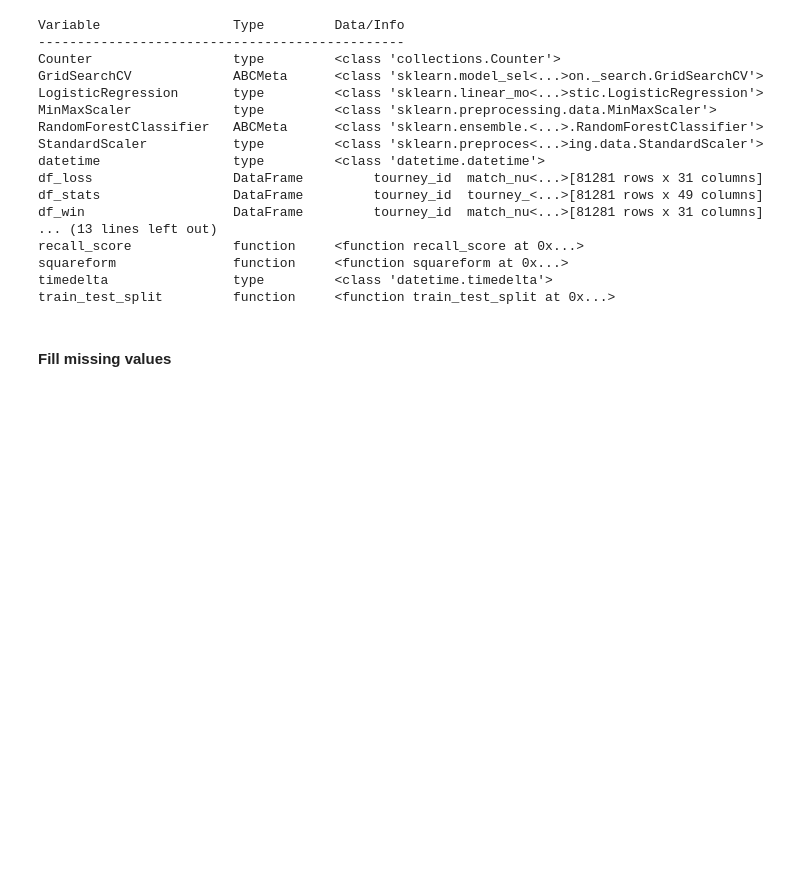
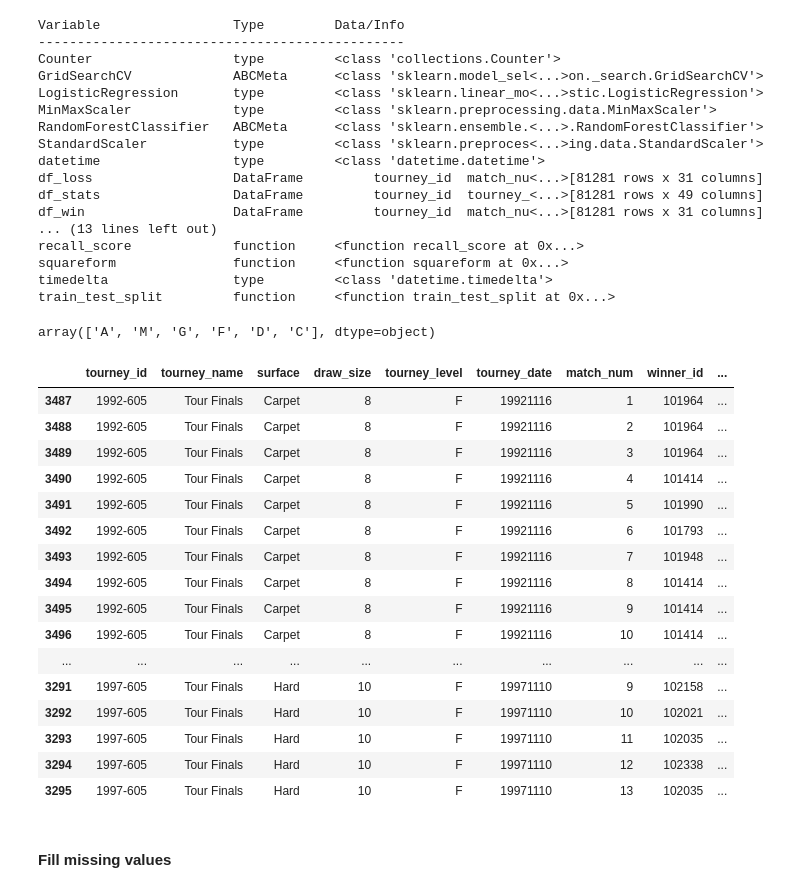
Before and after one commit to kuru0004/mens_tennis_outcomes, a Jupyter notebook: EC2_compute Random Forest Classification, Epicycle 1, v2.ipynb, the cells around one changed output. Drawn from its saved outputs; the diff is of its cells as text; code cells hidden in the pictures; blank space fills up the shorter version.

```diff
--- a/EC2_compute Random Forest Classification, Epicycle 1, v2.ipynb
+++ b/EC2_compute Random Forest Classification, Epicycle 1, v2.ipynb
@@ -162,6 +162,30 @@ train_test_split         function     <function train_test_split at 0x...>
 del(matches1900s,matches2000s)
 # %%
 del(df_win,df_loss)
+# %%
+df_stats['tourney_level'].unique()
+# %% [output]
+array(['A', 'M', 'G', 'F', 'D', 'C'], dtype=object)
+# %%
+df_stats[df_stats['tourney_level']=='F'].head(100)
+# %% [output]
+|  | tourney_id | tourney_name | surface | draw_size | tourney_level | tourney_date | match_num | winner_id | ... |
+| 3487 | 1992-605 | Tour Finals | Carpet | 8 | F | 19921116 | 1 | 101964 | ... |
+| 3488 | 1992-605 | Tour Finals | Carpet | 8 | F | 19921116 | 2 | 101964 | ... |
+| 3489 | 1992-605 | Tour Finals | Carpet | 8 | F | 19921116 | 3 | 101964 | ... |
+| 3490 | 1992-605 | Tour Finals | Carpet | 8 | F | 19921116 | 4 | 101414 | ... |
+| 3491 | 1992-605 | Tour Finals | Carpet | 8 | F | 19921116 | 5 | 101990 | ... |
+| 3492 | 1992-605 | Tour Finals | Carpet | 8 | F | 19921116 | 6 | 101793 | ... |
+| 3493 | 1992-605 | Tour Finals | Carpet | 8 | F | 19921116 | 7 | 101948 | ... |
+| 3494 | 1992-605 | Tour Finals | Carpet | 8 | F | 19921116 | 8 | 101414 | ... |
+| 3495 | 1992-605 | Tour Finals | Carpet | 8 | F | 19921116 | 9 | 101414 | ... |
+| 3496 | 1992-605 | Tour Finals | Carpet | 8 | F | 19921116 | 10 | 101414 | ... |
+| ... | ... | ... | ... | ... | ... | ... | ... | ... | ... |
+| 3291 | 1997-605 | Tour Finals | Hard | 10 | F | 19971110 | 9 | 102158 | ... |
+| 3292 | 1997-605 | Tour Finals | Hard | 10 | F | 19971110 | 10 | 102021 | ... |
+| 3293 | 1997-605 | Tour Finals | Hard | 10 | F | 19971110 | 11 | 102035 | ... |
+| 3294 | 1997-605 | Tour Finals | Hard | 10 | F | 19971110 | 12 | 102338 | ... |
+| 3295 | 1997-605 | Tour Finals | Hard | 10 | F | 19971110 | 13 | 102035 | ... |
 # %% [markdown]
 #### Fill missing values
 # %%
```
Also changed, not shown: parts of 9 cells of this notebook, 1 other file.
